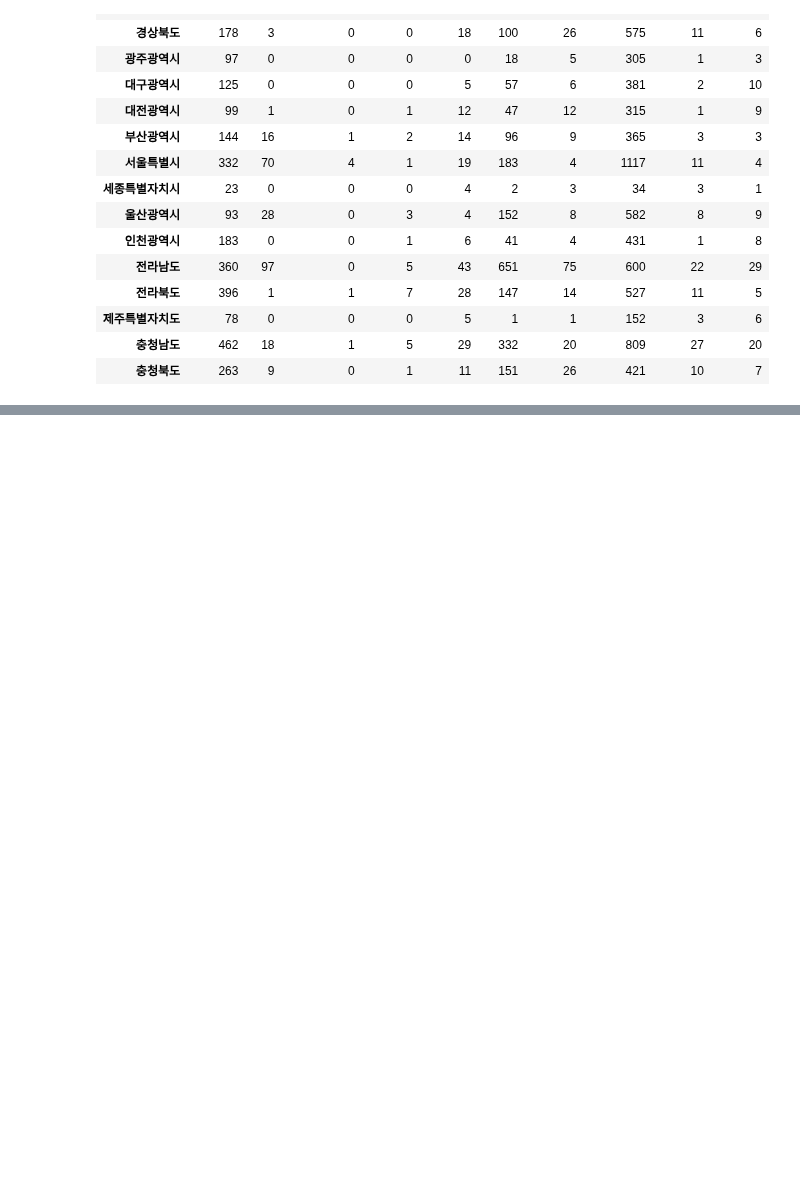
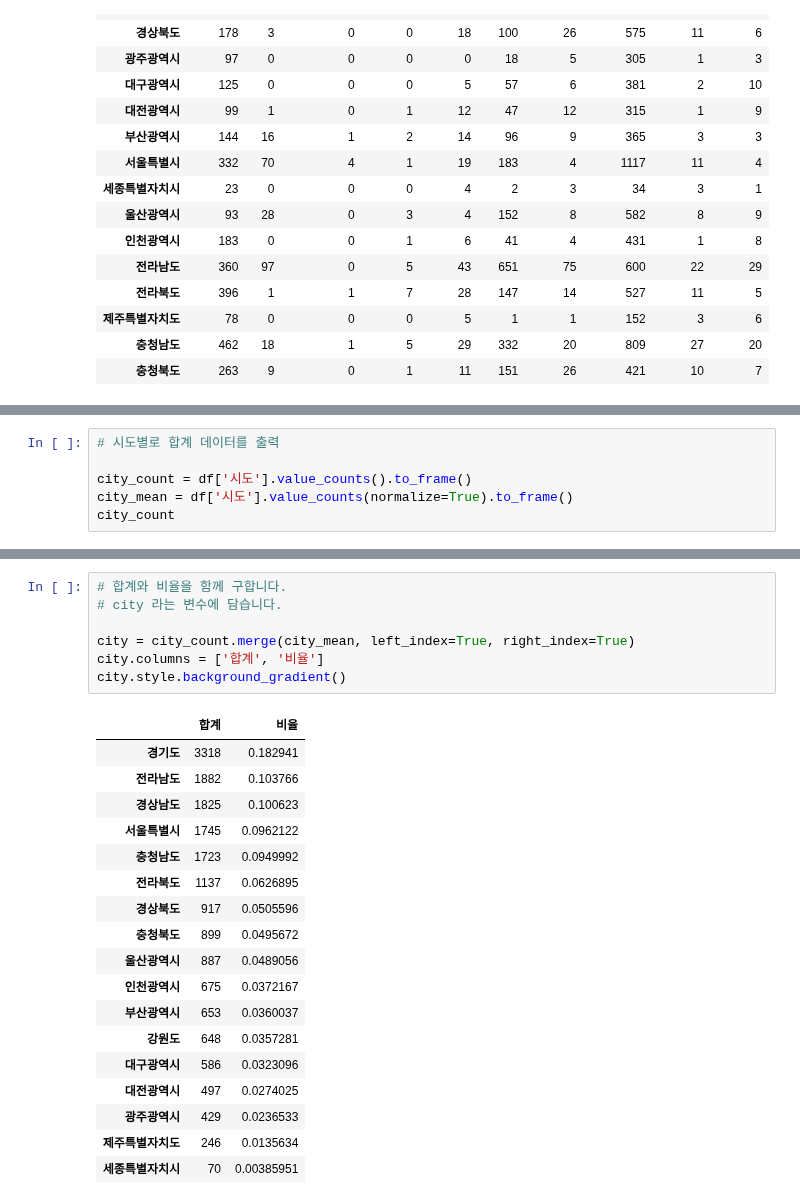
Before and after one commit to neverlish/Learned, a Jupyter notebook: data/inflearn-public-data-python/05-park.ipynb, the cells around one changed output, grey strips where cells are left out. Drawn from its saved outputs; the diff is of its cells as text; blank space fills up the shorter version.

```diff
--- a/data/inflearn-public-data-python/05-park.ipynb
+++ b/data/inflearn-public-data-python/05-park.ipynb
@@ -1103,0 +1108,6 @@ city_catgory.style.background_gradient()
+# %%
+# 시도별로 합계 데이터를 출력
+
+city_count = df['시도'].value_counts().to_frame()
+city_mean = df['시도'].value_counts(normalize=True).to_frame()
+city_count
@@ -1103,0 +1133,26 @@ city_catgory.style.background_gradient()
+# %%
+# 합계와 비율을 함께 구합니다.
+# city 라는 변수에 담습니다.
+
+city = city_count.merge(city_mean, left_index=True, right_index=True)
+city.columns = ['합계', '비율']
+city.style.background_gradient()
+# %% [output]
+|  | 합계 | 비율 |
+| 경기도 | 3318 | 0.182941 |
+| 전라남도 | 1882 | 0.103766 |
+| 경상남도 | 1825 | 0.100623 |
+| 서울특별시 | 1745 | 0.0962122 |
+| 충청남도 | 1723 | 0.0949992 |
+| 전라북도 | 1137 | 0.0626895 |
+| 경상북도 | 917 | 0.0505596 |
+| 충청북도 | 899 | 0.0495672 |
+| 울산광역시 | 887 | 0.0489056 |
+| 인천광역시 | 675 | 0.0372167 |
+| 부산광역시 | 653 | 0.0360037 |
+| 강원도 | 648 | 0.0357281 |
+| 대구광역시 | 586 | 0.0323096 |
+| 대전광역시 | 497 | 0.0274025 |
+| 광주광역시 | 429 | 0.0236533 |
+| 제주특별자치도 | 246 | 0.0135634 |
+| 세종특별자치시 | 70 | 0.00385951 |
```
Also changed, not shown: parts of 2 cells of this notebook.
